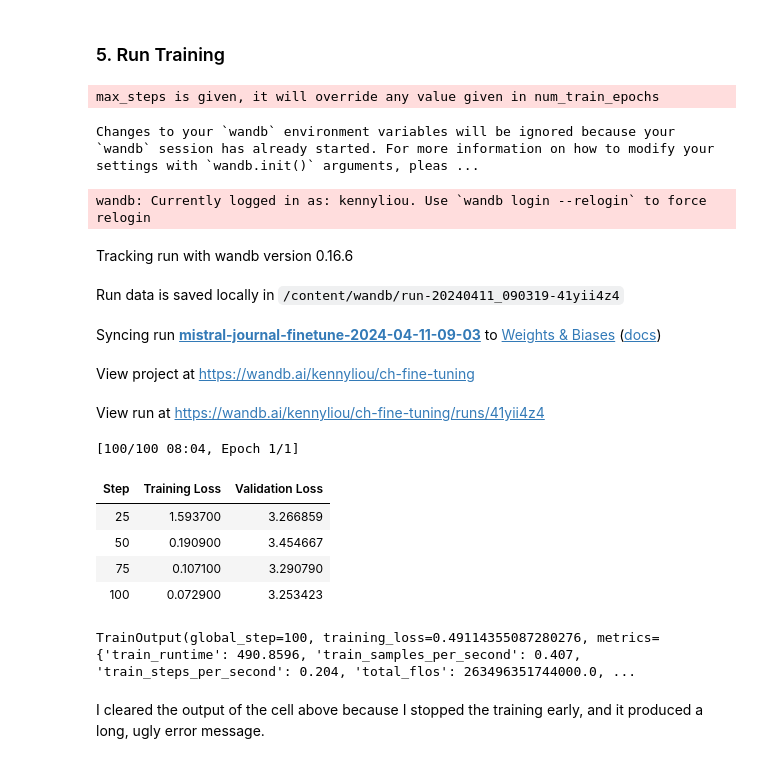
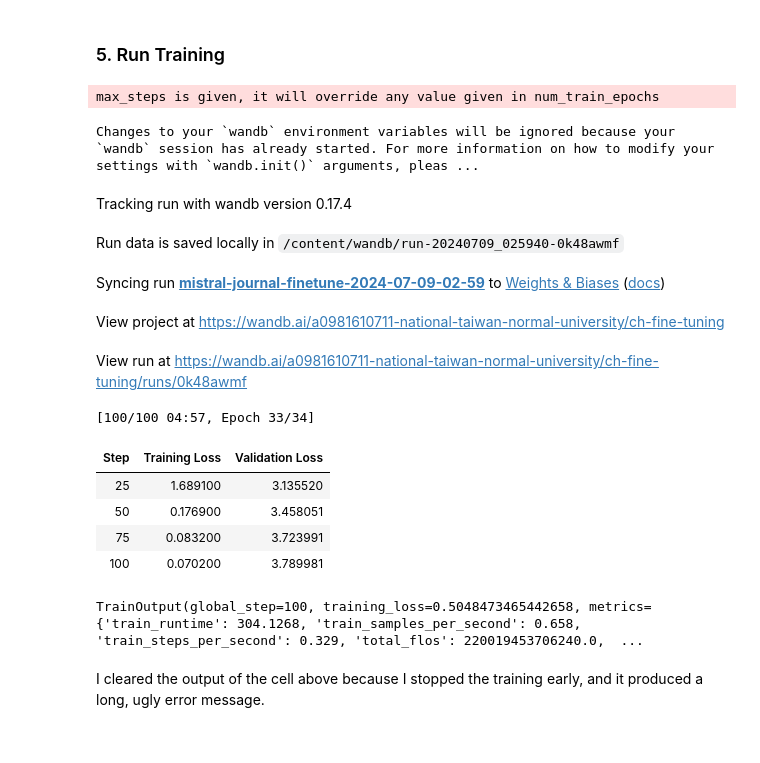
Before and after one commit to Chianghaoyu/Educational-Big-Data-Projects, a Jupyter notebook: finetune_breeze_zh_tw_200_daisy_ipynb.ipynb, the cells around one changed output. Saved outputs shown, nothing was run; the diff lists cells and outputs as text; code cells hidden in the pictures.

```diff
--- a/finetune_breeze_zh_tw_200_daisy_ipynb.ipynb
+++ b/finetune_breeze_zh_tw_200_daisy_ipynb.ipynb
@@ -301,47 +326,46 @@ trainer = transformers.Trainer(
     model=model,
     train_dataset=tokenized_train_dataset,
     eval_dataset=tokenized_val_dataset,
     args=transformers.TrainingArguments(
         output_dir=output_dir,
-        warmup_steps=1,
+        warmup_steps=2,
         per_device_train_batch_size=2,
         gradient_accumulation_steps=1,
         gradient_checkpointing=True,
         max_steps=100,
         learning_rate=2.5e-5, # Want a small lr for finetuning
         bf16=False,
         optim="paged_adamw_8bit",
         logging_steps=25,              # When to start reporting loss
         logging_dir="./logs",        # Directory for storing logs
         save_strategy="steps",       # Save the model checkpoint every logging step
         save_steps=25,                # Save checkpoints every 50 steps
         evaluation_strategy="steps", # Evaluate the model every logging step
         eval_steps=25,               # Evaluate and save checkpoints every 50 steps
         do_eval=True,                # Perform evaluation at the end of training
         report_to="wandb",           # Comment this out if you don't want to use weights & baises
         run_name=f"{run_name}-{datetime.now().strftime('%Y-%m-%d-%H-%M')}"          # Name of the W&B run (optional)
     ),
     data_collator=transformers.DataCollatorForLanguageModeling(tokenizer, mlm=False),
 )
 
 model.config.use_cache = False  # silence the warnings. Please re-enable for inference!
 trainer.train()
 # %% [output]
 max_steps is given, it will override any value given in num_train_epochs
 Changes to your `wandb` environment variables will be ignored because your `wandb` session has already started. For more information on how to modify your settings with `wandb.init()` arguments, pleas ...
-wandb: Currently logged in as: kennyliou. Use `wandb login --relogin` to force relogin
-Tracking run with wandb version 0.16.6
+Tracking run with wandb version 0.17.4
-Run data is saved locally in /content/wandb/run-20240411_090319-41yii4z4
+Run data is saved locally in /content/wandb/run-20240709_025940-0k48awmf
-Syncing run mistral-journal-finetune-2024-04-11-09-03 to Weights & Biases (docs)
+Syncing run mistral-journal-finetune-2024-07-09-02-59 to Weights & Biases (docs)
-View project at https://wandb.ai/kennyliou/ch-fine-tuning
+View project at https://wandb.ai/a0981610711-national-taiwan-normal-university/ch-fine-tuning
-View run at https://wandb.ai/kennyliou/ch-fine-tuning/runs/41yii4z4
+View run at https://wandb.ai/a0981610711-national-taiwan-normal-university/ch-fine-tuning/runs/0k48awmf
+[100/100 04:57, Epoch 33/34]
+| Step | Training Loss | Validation Loss |
+| 25 | 1.689100 | 3.135520 |
+| 50 | 0.176900 | 3.458051 |
+| 75 | 0.083200 | 3.723991 |
+| 100 | 0.070200 | 3.789981 |
-[100/100 08:04, Epoch 1/1]
+TrainOutput(global_step=100, training_loss=0.5048473465442658, metrics={'train_runtime': 304.1268, 'train_samples_per_second': 0.658, 'train_steps_per_second': 0.329, 'total_flos': 220019453706240.0,  ...
-| Step | Training Loss | Validation Loss |
-| 25 | 1.593700 | 3.266859 |
-| 50 | 0.190900 | 3.454667 |
-| 75 | 0.107100 | 3.290790 |
-| 100 | 0.072900 | 3.253423 |
-TrainOutput(global_step=100, training_loss=0.49114355087280276, metrics={'train_runtime': 490.8596, 'train_samples_per_second': 0.407, 'train_steps_per_second': 0.204, 'total_flos': 263496351744000.0, ...
 # %% [markdown]
 I cleared the output of the cell above because I stopped the training early, and it produced a long, ugly error message.
 # %% [markdown]
```
Also changed, not shown: parts of 13 cells of this notebook.
